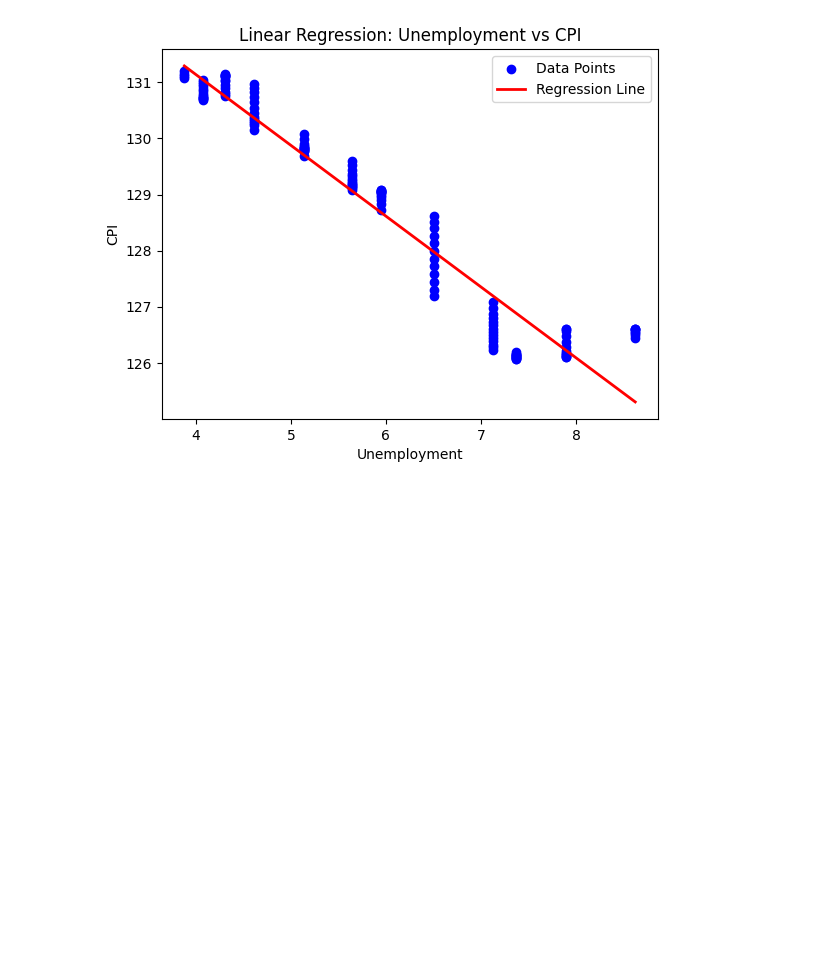
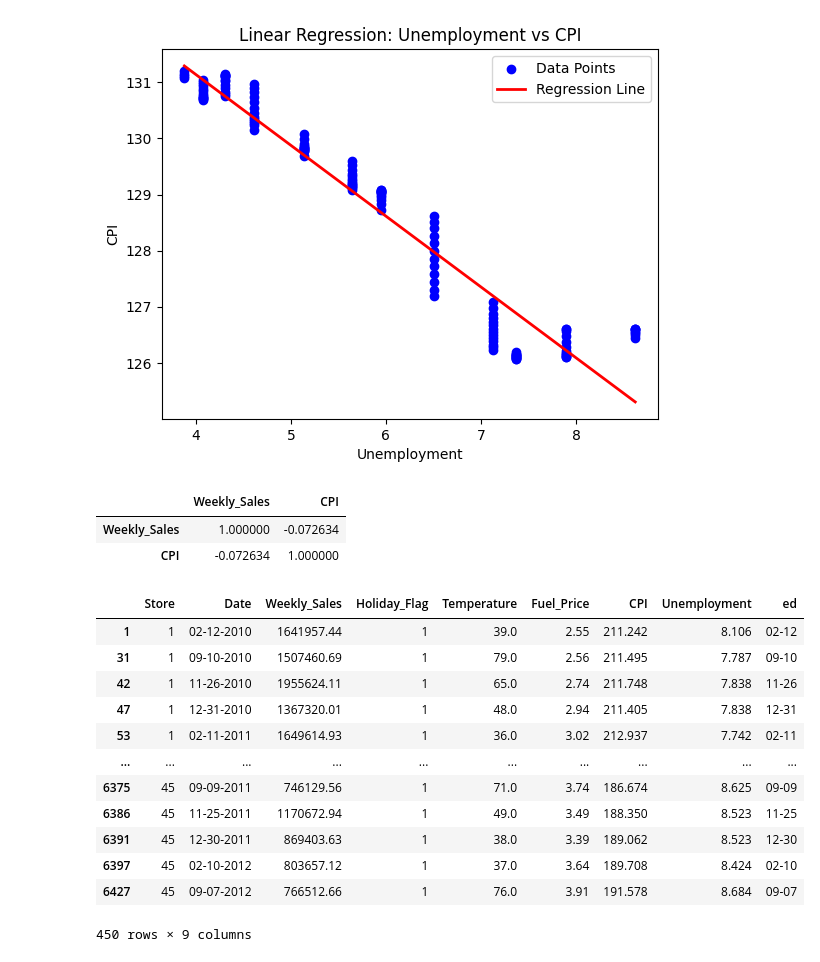
Before and after one commit to nattyta/walmart-sales, a Jupyter notebook: practice.ipynb, the cells around one changed output. Cells and saved outputs as stored; diff of their text form; code cells hidden in the pictures; blank space fills up the shorter version.

```diff
--- a/practice.ipynb
+++ b/practice.ipynb
@@ -490,3 +495,26 @@ plt.legend()
 plt.show()
 # %% [output]
 [figure]
+# %%
+correlation_matrix = df[['Weekly_Sales', 'CPI']].corr()
+correlation_matrix
+# %% [output]
+|  | Weekly_Sales | CPI |
+| Weekly_Sales | 1.000000 | -0.072634 |
+| CPI | -0.072634 | 1.000000 |
+# %%
+sb
+# %% [output]
+|  | Store | Date | Weekly_Sales | Holiday_Flag | Temperature | Fuel_Price | CPI | Unemployment | ed |
+| 1 | 1 | 02-12-2010 | 1641957.44 | 1 | 39.0 | 2.55 | 211.242 | 8.106 | 02-12 |
+| 31 | 1 | 09-10-2010 | 1507460.69 | 1 | 79.0 | 2.56 | 211.495 | 7.787 | 09-10 |
+| 42 | 1 | 11-26-2010 | 1955624.11 | 1 | 65.0 | 2.74 | 211.748 | 7.838 | 11-26 |
+| 47 | 1 | 12-31-2010 | 1367320.01 | 1 | 48.0 | 2.94 | 211.405 | 7.838 | 12-31 |
+| 53 | 1 | 02-11-2011 | 1649614.93 | 1 | 36.0 | 3.02 | 212.937 | 7.742 | 02-11 |
+| ... | ... | ... | ... | ... | ... | ... | ... | ... | ... |
+| 6375 | 45 | 09-09-2011 | 746129.56 | 1 | 71.0 | 3.74 | 186.674 | 8.625 | 09-09 |
+| 6386 | 45 | 11-25-2011 | 1170672.94 | 1 | 49.0 | 3.49 | 188.350 | 8.523 | 11-25 |
+| 6391 | 45 | 12-30-2011 | 869403.63 | 1 | 38.0 | 3.39 | 189.062 | 8.523 | 12-30 |
+| 6397 | 45 | 02-10-2012 | 803657.12 | 1 | 37.0 | 3.64 | 189.708 | 8.424 | 02-10 |
+| 6427 | 45 | 09-07-2012 | 766512.66 | 1 | 76.0 | 3.91 | 191.578 | 8.684 | 09-07 |
+450 rows × 9 columns
```
Also changed, not shown: parts of 14 cells of this notebook.
